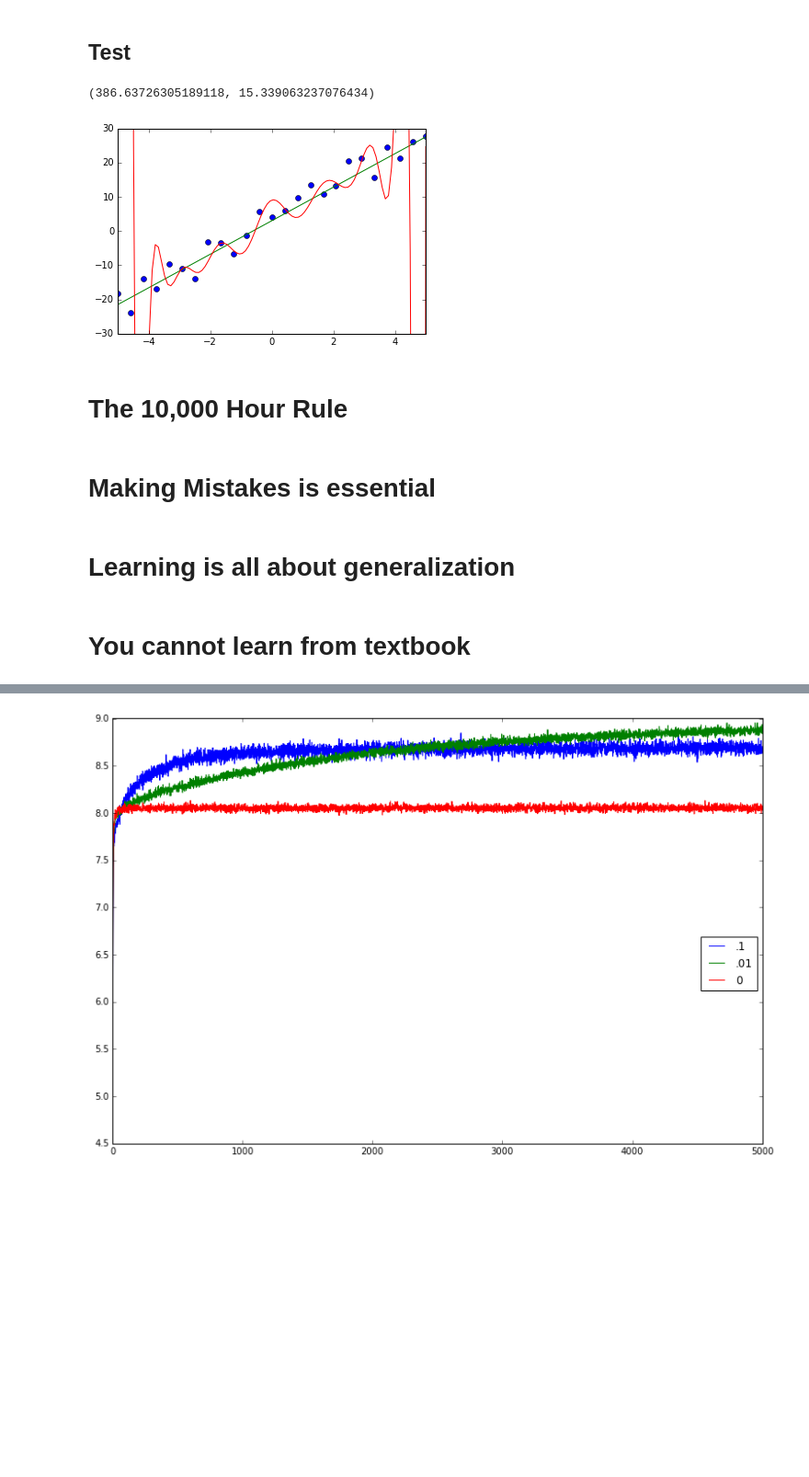
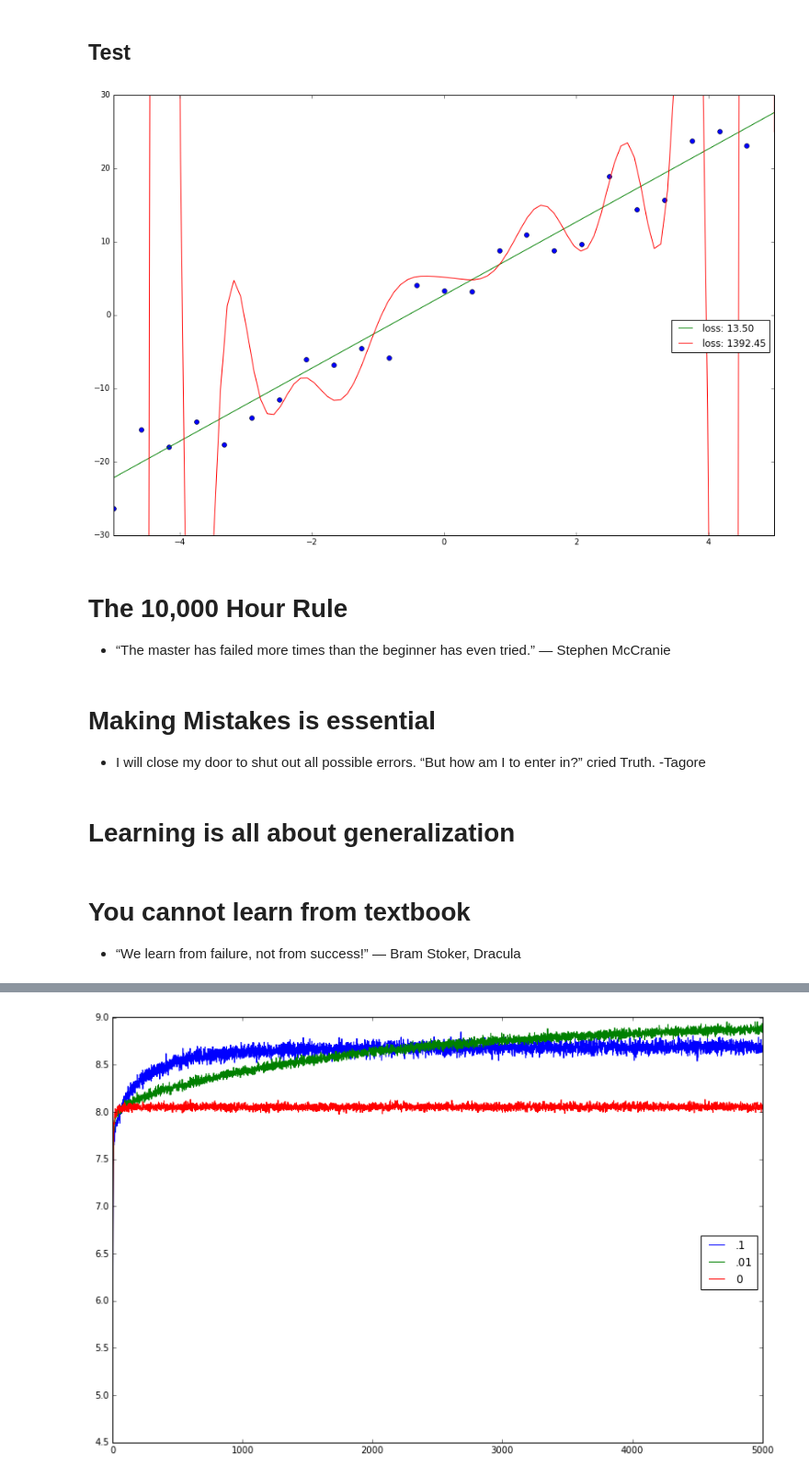
Before and after one commit to tjwei/NeuralNetwork-Jobspace-slides, a Jupyter notebook: NeuralNetwork-Jobspace-slides.ipynb, the cells around one changed output, grey strips where cells are left out. Shown at 92% size. Saved outputs shown, nothing was run; the diff lists cells and outputs as text; code cells hidden in the pictures; blank space fills up the shorter version.

```diff
--- a/NeuralNetwork-Jobspace-slides.ipynb
+++ b/NeuralNetwork-Jobspace-slides.ipynb
@@ -239,18 +291,23 @@ norm(y-p20(x))
 x2 =linspace(-5,5,25)
 error2 = random.rand(x2.shape[0])*10-5
 y2 = 5*x2+3+error2
+label20 = "loss: %.2f"%norm(y2-p20(x2))
+label1 = "loss: %.2f"%norm(y2-p1(x2))
 # %%
-plot(x2,y2, 'o');plot(x0, p1(x0));plot(x0, p20(x0));plt.axis([-5, 5, -30, 30]);
-norm(y2-p20(x2)), norm(y2-p1(x2))
+plot(x2,y2, 'o');plot(x0, p1(x0), label=label1);plot(x0, p20(x0), label=label20);plt.axis([-5, 5, -30, 30])
+figsize(15,10);legend(bbox_to_anchor=(1, 0.5));
 # %% [output]
-(386.63726305189118, 15.339063237076434)
-[figure, old version]
+[figure, new version]
 # %% [markdown]
 # The 10,000 Hour Rule
+* “The master has failed more times than the beginner has even tried.”
+― Stephen McCranie
-# %% [markdown]
-# Making Mistakes is essential
+# %% [markdown]
+# Making Mistakes is essential
+* I will close my door to shut out all possible errors. “But how am I to enter in?” cried Truth. -Tagore
 # %% [markdown]
 # Learning is all about generalization
 # %% [markdown]
 # You cannot learn from textbook
+* “We learn from failure, not from success!” ― Bram Stoker, Dracula
 # %% [markdown]
```
Also changed, not shown: parts of 22 cells of this notebook, 13 other files.
